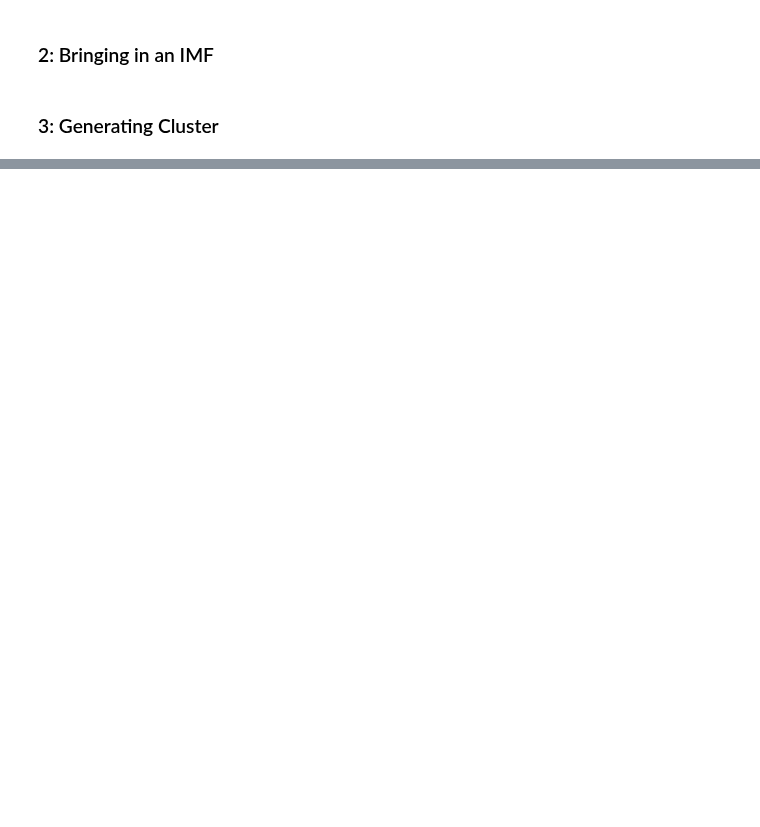
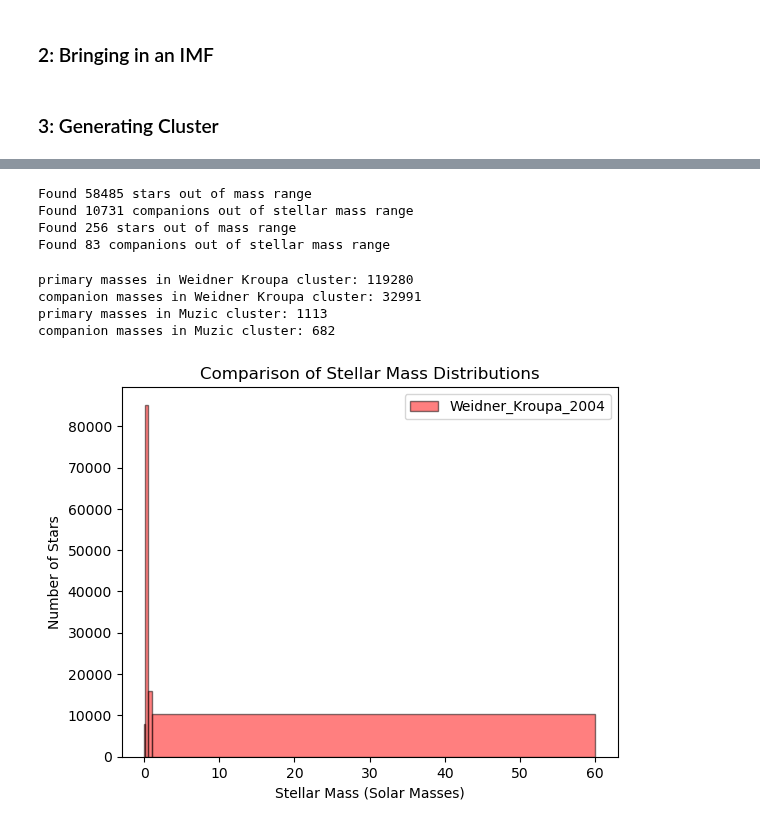
Before and after one commit to astropy/SPISEA, a Jupyter notebook: changes/Test_BD_Cluster.ipynb, the cells around one changed output, grey strips where cells are left out. Drawn from its saved outputs; the diff is of its cells as text; code cells hidden in the pictures; blank space fills up the shorter version.

```diff
--- a/changes/Test_BD_Cluster.ipynb
+++ b/changes/Test_BD_Cluster.ipynb
@@ -201,0 +214,49 @@ py.legend()
+# %%
+#generate clusters for each class
+w_imf = imf.Weidner_Kroupa_2004(multiplicity=imf_multi)
+m_imf = imf.Muzic_2017(multiplicity=imf_multi)
+# %%
+# Define total cluster mass
+mass = 10**5.
+
+# Make cluster objects for each
+w_cluster = synthetic.ResolvedCluster(my_iso, w_imf, mass)
+m_cluster = synthetic.ResolvedCluster(my_iso, m_imf, mass)
+# %% [output]
+Found 58485 stars out of mass range
+Found 10731 companions out of stellar mass range
+Found 256 stars out of mass range
+Found 83 companions out of stellar mass range
+# %%
+#show total numbers for each cluster
+print("primary masses in Weidner Kroupa cluster: " + str(len(w_cluster.star_systems)))
+print("companion masses in Weidner Kroupa cluster: " + str(len(w_cluster.companions)))
+print("primary masses in Muzic cluster: " + str(len(m_cluster.star_systems)))
+print("companion masses in Muzic cluster: " + str(len(m_cluster.companions)))
+# %% [output]
+primary masses in Weidner Kroupa cluster: 119280
+companion masses in Weidner Kroupa cluster: 32991
+primary masses in Muzic cluster: 1113
+companion masses in Muzic cluster: 682
+# %%
+#define masses
+w_masses = w_cluster.star_systems['mass']
+w_comps = w_cluster.companions['mass']
+m_masses = m_cluster.star_systems['mass']
+m_comps = m_cluster.companions['mass']
+
+#define mass range of histogram
+mass_ranges = [0.01, 0.08, 0.5, 1, 60]
+
+#create a histogram to compare
+#plt.hist(m_masses, bins=mass_ranges, alpha=0.5, label='Muzic_2017', color='blue', edgecolor='black')
+plt.hist(w_masses, bins=mass_ranges, alpha=0.5, label='Weidner_Kroupa_2004', color='red', edgecolor='black')
+
+#labels and legend
+plt.xlabel('Stellar Mass (Solar Masses)')
+plt.ylabel('Number of Stars')
+plt.title('Comparison of Stellar Mass Distributions')
+plt.legend()
+plt.show()
+# %% [output]
+[figure, added]
```
Also changed, not shown: parts of 11 cells of this notebook, 2 other files.
